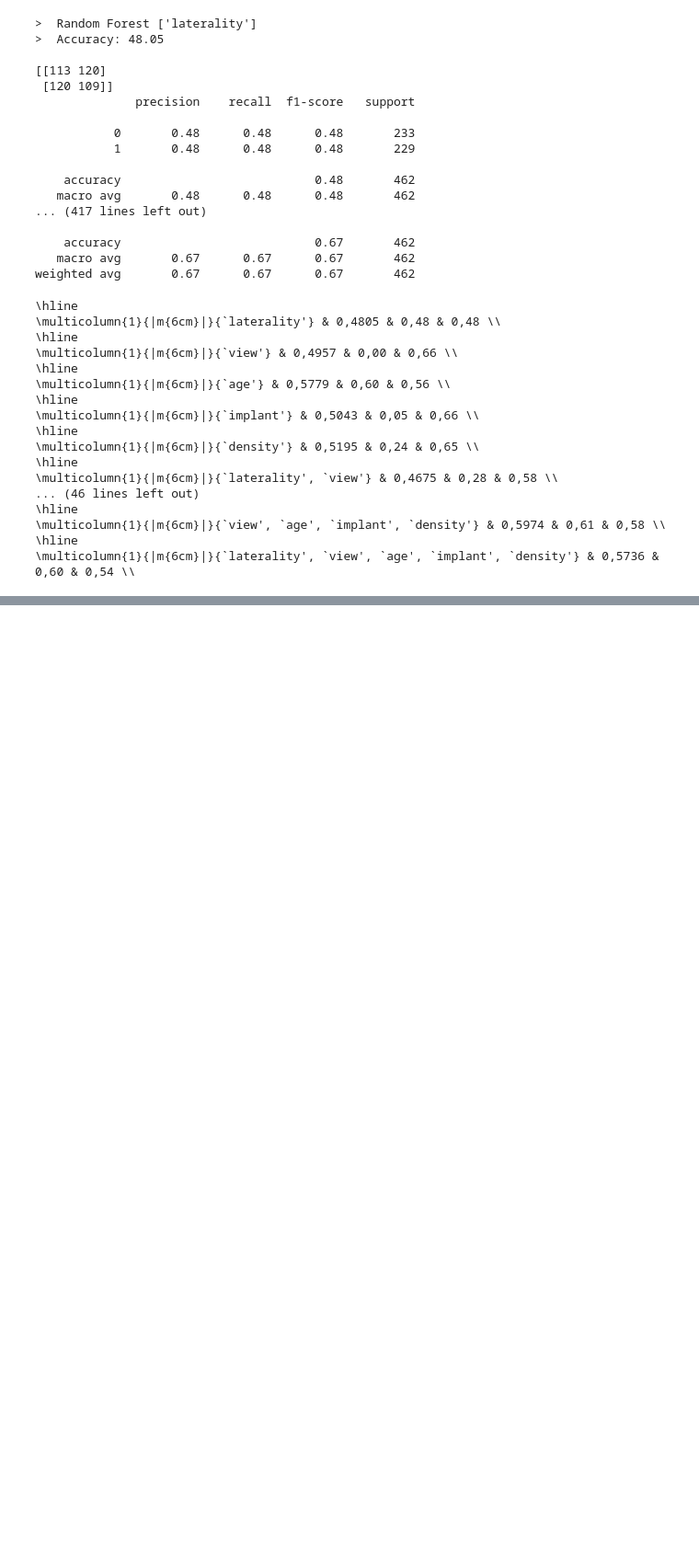
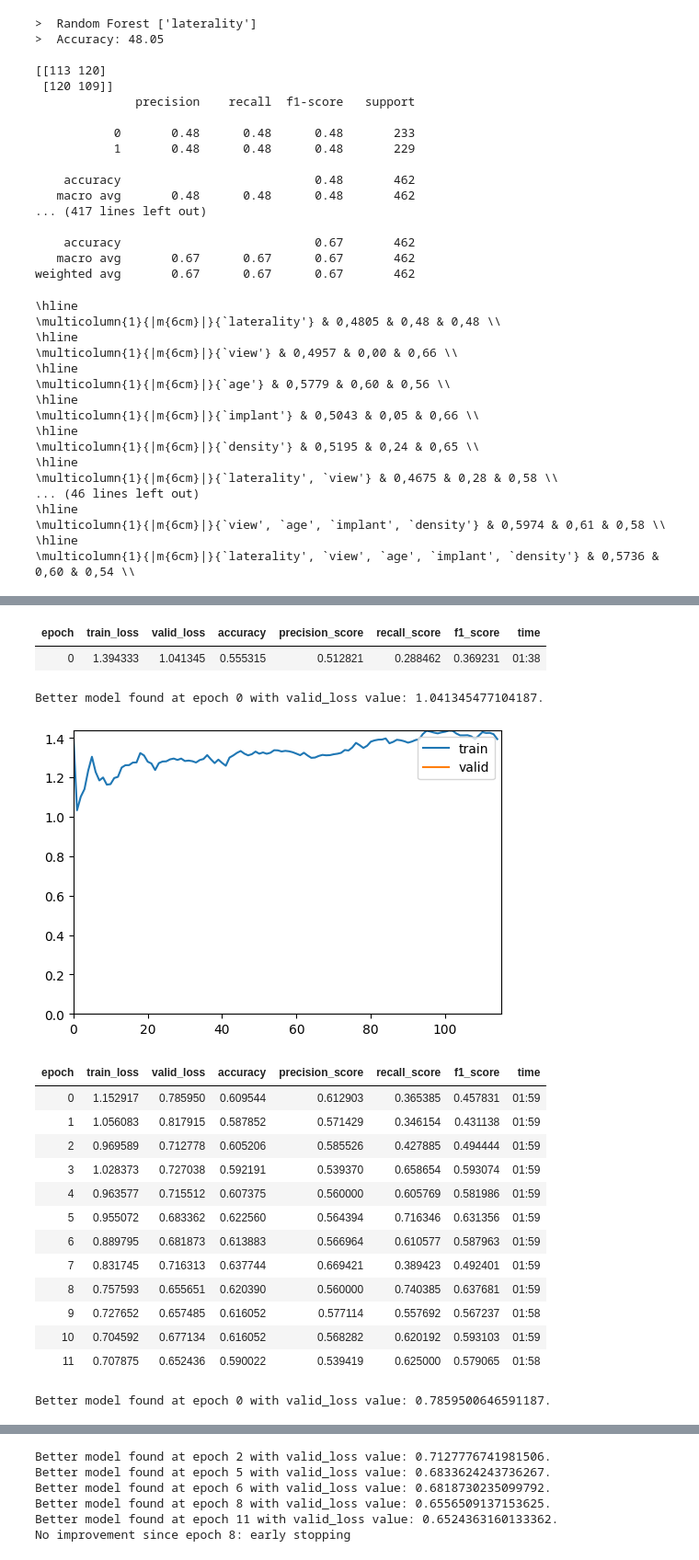
Before and after one commit to inigo99/CancerDetection, a Jupyter notebook: TFM.ipynb, the cells around one changed output, grey strips where cells are left out. Shown at 92% size. Cells and saved outputs as stored; diff of their text form; code cells hidden in the pictures; blank space fills up the shorter version.

```diff
--- a/TFM.ipynb
+++ b/TFM.ipynb
@@ -1734,0 +1733,17 @@ for comb in combinaciones:
+# %%
+db = DataBlock(blocks = (ImageBlock, CategoryBlock),
+                 get_items=get_image_files,
+                 splitter=RandomSplitter(valid_pct=0.2,seed=42),
+                 get_y=label_func3,
+                 item_tfms = Resize(512),
+                 batch_tfms=aug_transforms(size=512,min_scale=0.75))
+# %%
+dls = db.dataloaders(p_under2, bs=16)
+# %%
+callbacks = [
+    ShowGraphCallback(),
+    EarlyStoppingCallback(monitor='f1_score', comp=np.greater, patience=3),
+    SaveModelCallback(fname='ConvNext')
+]
+# %%
+learn = vision_learner(dls, convnext_base, metrics=[accuracy, Precision(), Recall(), F1Score()], cbs=callbacks).to_fp16()
@@ -1734,0 +1752,21 @@ for comb in combinaciones:
+# %%
+learn.fine_tune(30, base_lr=1e-3)
+# %% [output]
+| epoch | train_loss | valid_loss | accuracy | precision_score | recall_score | f1_score | time |
+| 0 | 1.394333 | 1.041345 | 0.555315 | 0.512821 | 0.288462 | 0.369231 | 01:38 |
+Better model found at epoch 0 with valid_loss value: 1.041345477104187.
+[figure, added]
+| epoch | train_loss | valid_loss | accuracy | precision_score | recall_score | f1_score | time |
+| 0 | 1.152917 | 0.785950 | 0.609544 | 0.612903 | 0.365385 | 0.457831 | 01:59 |
+| 1 | 1.056083 | 0.817915 | 0.587852 | 0.571429 | 0.346154 | 0.431138 | 01:59 |
+| 2 | 0.969589 | 0.712778 | 0.605206 | 0.585526 | 0.427885 | 0.494444 | 01:59 |
+| 3 | 1.028373 | 0.727038 | 0.592191 | 0.539370 | 0.658654 | 0.593074 | 01:59 |
+| 4 | 0.963577 | 0.715512 | 0.607375 | 0.560000 | 0.605769 | 0.581986 | 01:59 |
+| 5 | 0.955072 | 0.683362 | 0.622560 | 0.564394 | 0.716346 | 0.631356 | 01:59 |
+| 6 | 0.889795 | 0.681873 | 0.613883 | 0.566964 | 0.610577 | 0.587963 | 01:59 |
+| 7 | 0.831745 | 0.716313 | 0.637744 | 0.669421 | 0.389423 | 0.492401 | 01:59 |
+| 8 | 0.757593 | 0.655651 | 0.620390 | 0.560000 | 0.740385 | 0.637681 | 01:59 |
+| 9 | 0.727652 | 0.657485 | 0.616052 | 0.577114 | 0.557692 | 0.567237 | 01:58 |
+| 10 | 0.704592 | 0.677134 | 0.616052 | 0.568282 | 0.620192 | 0.593103 | 01:59 |
+| 11 | 0.707875 | 0.652436 | 0.590022 | 0.539419 | 0.625000 | 0.579065 | 01:58 |
+Better model found at epoch 0 with valid_loss value: 0.7859500646591187.
@@ -1734,0 +1774,6 @@ for comb in combinaciones:
+Better model found at epoch 2 with valid_loss value: 0.7127776741981506.
+Better model found at epoch 5 with valid_loss value: 0.6833624243736267.
+Better model found at epoch 6 with valid_loss value: 0.6818730235099792.
+Better model found at epoch 8 with valid_loss value: 0.6556509137153625.
+Better model found at epoch 11 with valid_loss value: 0.6524363160133362.
+No improvement since epoch 8: early stopping
```
Also changed, not shown: parts of 12 cells of this notebook.
